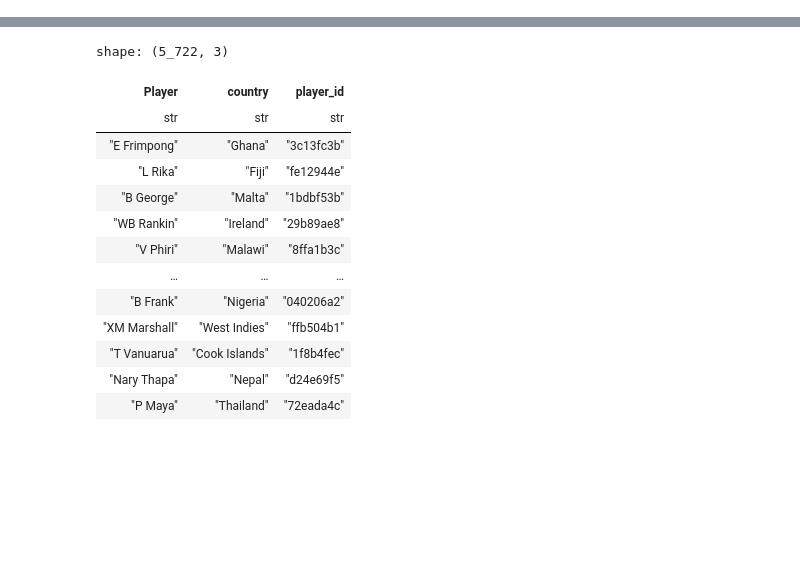
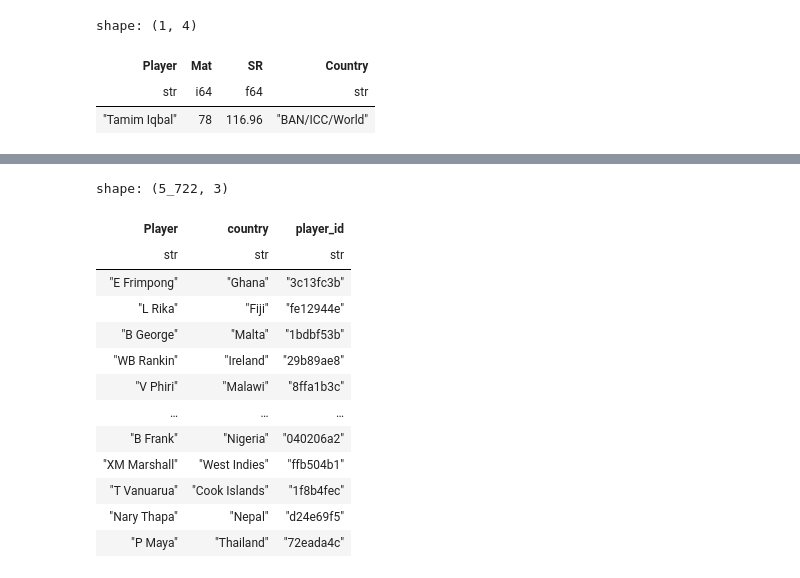
Before and after one commit to Salman-shaik116/localt20, a Jupyter notebook: notebooks/preprocessiong/battingdata.ipynb, the cells around one changed output, grey strips where cells are left out. Cells and saved outputs as stored; diff of their text form; code cells hidden in the pictures; blank space fills up the shorter version.

```diff
--- a/notebooks/preprocessiong/battingdata.ipynb
+++ b/notebooks/preprocessiong/battingdata.ipynb
@@ -96,0 +97,7 @@ shape: (4_100, 4)
+# %%
+batting_data.filter(pl.col("Country")=="BAN/ICC/World")
+# %% [output]
+shape: (1, 4)
+| Player | Mat | SR | Country |
+| str | i64 | f64 | str |
+| "Tamim Iqbal" | 78 | 116.96 | "BAN/ICC/World" |
```
Also changed, not shown: parts of 11 cells of this notebook, 5 other files.
